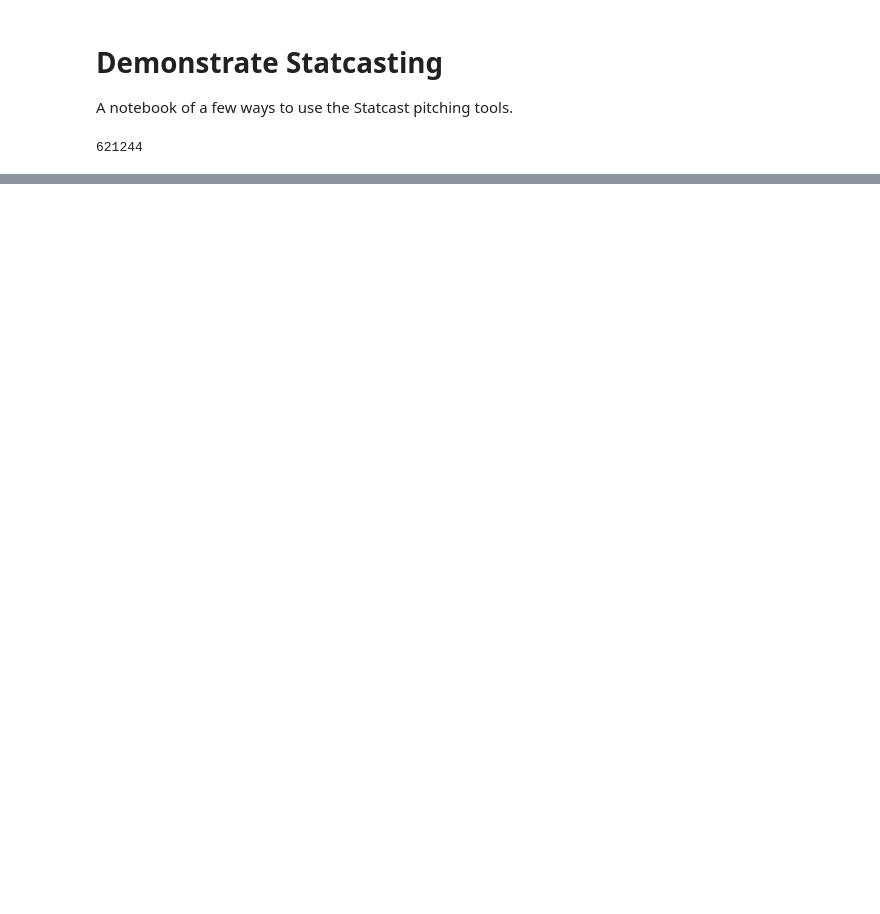
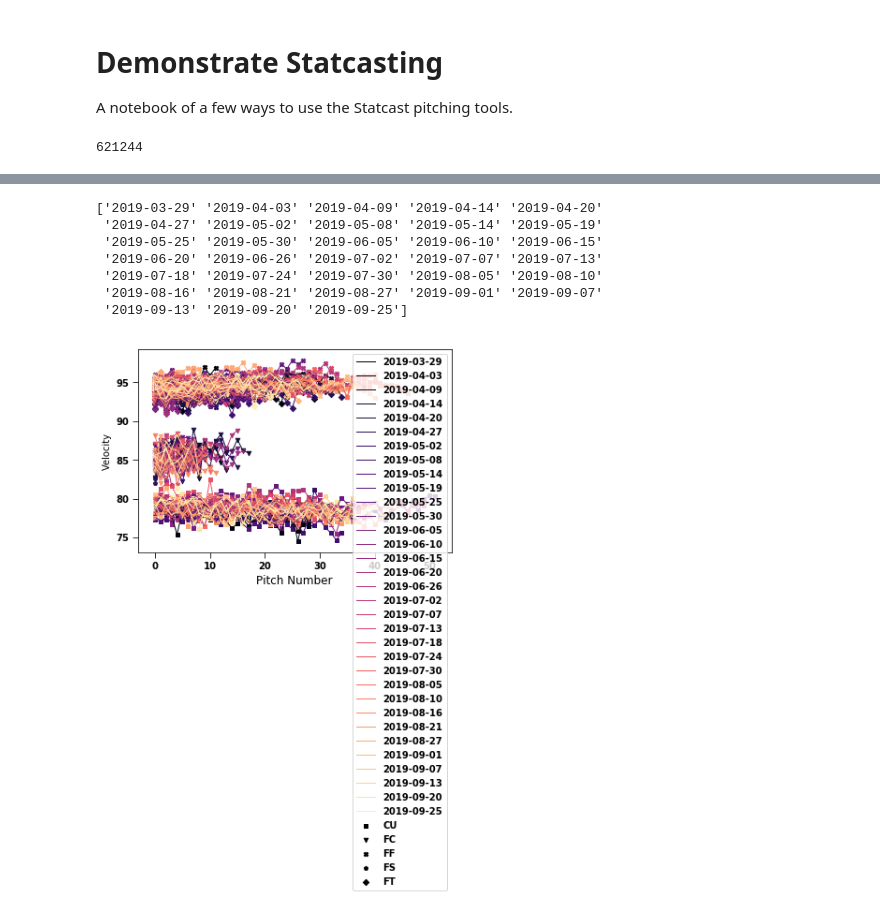
Before and after one commit to fantasy-toolz/StatcastPitching2020, a Jupyter notebook: StatcastDemo.ipynb, the cells around one changed output, grey strips where cells are left out. Cells and saved outputs as stored; diff of their text form; code cells hidden in the pictures; blank space fills up the shorter version.

```diff
--- a/StatcastDemo.ipynb
+++ b/StatcastDemo.ipynb
@@ -71,32 +286,42 @@ plr = check_players[0] # select Berrios
 # %%
 starts = np.unique(BPDict[plr]['game_date'])
-pitches = np.unique(BPDict[plr]['pitch_type'])
+pitches = np.unique(BPDict[plr]['pitch_type'].astype('str'))
+pitches = pitches[pitches!='nan']
 
 markers = ['s','v','X','p','D','o']
 print(starts)
 
 for istart,start in enumerate(starts):
     which_pitches = np.where(BPDict[plr]['game_date']==start)[0]
     for ipitch,pitch in enumerate(pitches):
         speeds = np.array(BPDict[plr]['release_speed'][which_pitches])
         ptypes = BPDict[plr]['pitch_type'][which_pitches]
         agreed = np.where(ptypes == pitch)[0]
         if ipitch==0:
             plt.plot(np.arange(0,agreed.size,1),speeds[agreed],lw=1.0,color=cm.magma(istart/len(starts),1.),label=start)
         else:
             plt.plot(np.arange(0,agreed.size,1),speeds[agreed],lw=1.0,color=cm.magma(istart/len(starts),1.))
 
 
         if istart==0:
             plt.scatter(np.arange(0,agreed.size,1),speeds[agreed],marker=markers[ipitch],s=20.,color=cm.magma(istart/len(starts),1.),label=pitch)
         else:
             plt.scatter(np.arange(0,agreed.size,1),speeds[agreed],marker=markers[ipitch],s=20.,color=cm.magma(istart/len(starts),1.))
 
 
 
 plt.legend()
 plt.xlabel('Pitch Number',size=12)
 plt.ylabel('Velocity')
 plt.tight_layout()
 
-plt.savefig('figures/'+plr.replace(" ","")+'.png',dpi=300)
+plt.savefig('figures/'+plr.replace(" ","")+year+'.png',dpi=300)
+# %% [output]
+['2019-03-29' '2019-04-03' '2019-04-09' '2019-04-14' '2019-04-20'
+ '2019-04-27' '2019-05-02' '2019-05-08' '2019-05-14' '2019-05-19'
+ '2019-05-25' '2019-05-30' '2019-06-05' '2019-06-10' '2019-06-15'
+ '2019-06-20' '2019-06-26' '2019-07-02' '2019-07-07' '2019-07-13'
+ '2019-07-18' '2019-07-24' '2019-07-30' '2019-08-05' '2019-08-10'
+ '2019-08-16' '2019-08-21' '2019-08-27' '2019-09-01' '2019-09-07'
+ '2019-09-13' '2019-09-20' '2019-09-25']
+[figure, added]
```
Also changed, not shown: parts of 14 cells of this notebook, 13 other files.
